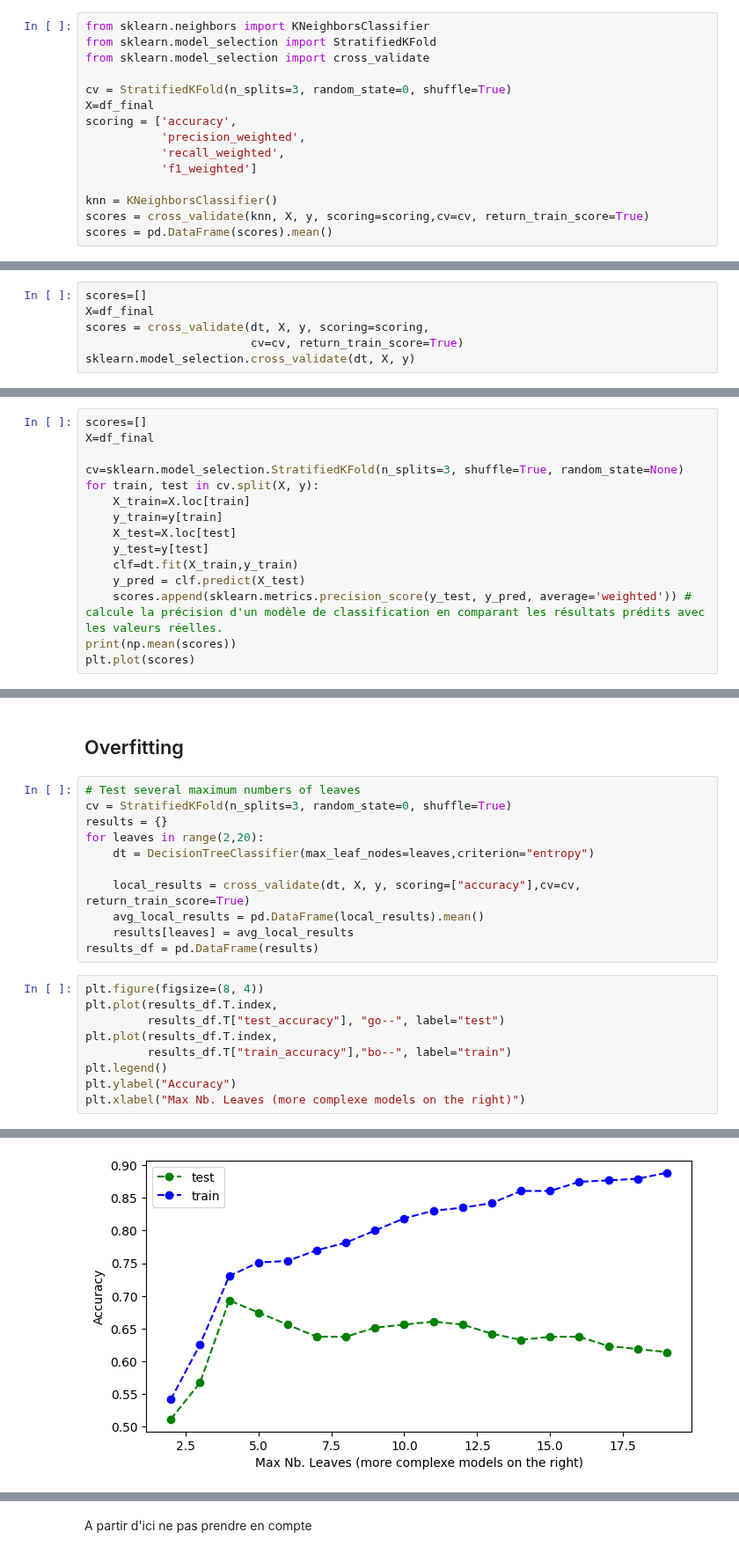
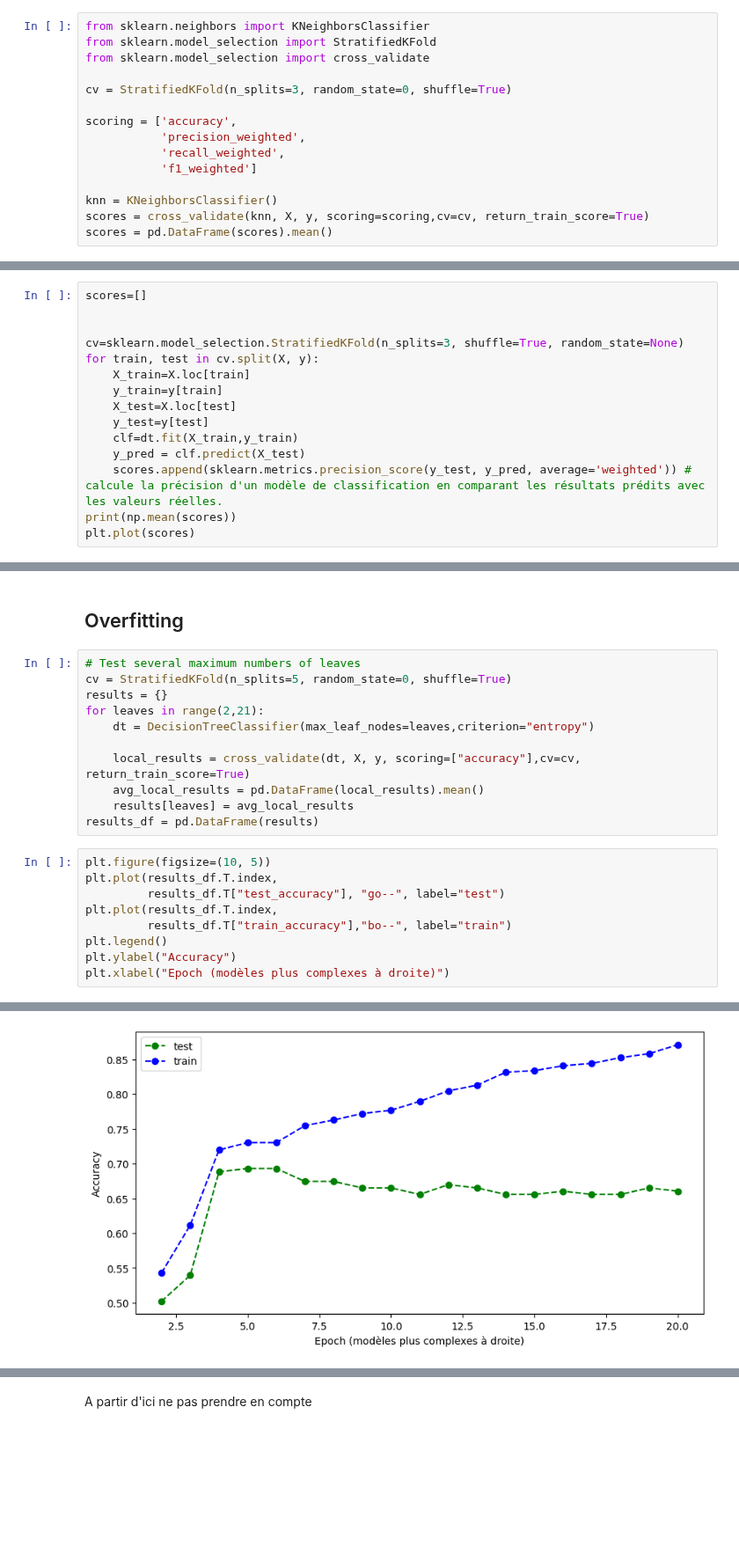
Before and after one commit to f2ire/IA_project, a Jupyter notebook: report-classification.ipynb, the cells around one changed output, grey strips where cells are left out. Shown at 88% size. Drawn from its saved outputs; the diff is of its cells as text; blank space fills up the shorter version.

```diff
--- a/report-classification.ipynb
+++ b/report-classification.ipynb
@@ -149,7 +150,7 @@ from sklearn.model_selection import StratifiedKFold
 from sklearn.model_selection import cross_validate
 
 cv = StratifiedKFold(n_splits=3, random_state=0, shuffle=True)
-X=df_final
+
 scoring = ['accuracy',
            'precision_weighted',
            'recall_weighted',
@@ -236,6 +183,0 @@ Name: Current health expenditure per capita (current US$), Length: 215, dtype: o
-# %%
-scores=[]
-X=df_final
-scores = cross_validate(dt, X, y, scoring=scoring,
-                        cv=cv, return_train_score=True)
-sklearn.model_selection.cross_validate(dt, X, y)
@@ -246,6 +199,6 @@ sklearn.model_selection.cross_validate(dt, X, y)
 # %%
 scores=[]
-X=df_final
+
 
 cv=sklearn.model_selection.StratifiedKFold(n_splits=3, shuffle=True, random_state=None)
 for train, test in cv.split(X, y):
@@ -266,9 +231,9 @@ plt.plot(scores)
 ## Overfitting
 # %%
 # Test several maximum numbers of leaves
-cv = StratifiedKFold(n_splits=3, random_state=0, shuffle=True)
+cv = StratifiedKFold(n_splits=5, random_state=0, shuffle=True)
 results = {}
-for leaves in range(2,20):
+for leaves in range(2,21):
     dt = DecisionTreeClassifier(max_leaf_nodes=leaves,criterion="entropy")
 
     local_results = cross_validate(dt, X, y, scoring=["accuracy"],cv=cv, return_train_score=True)
@@ -276,12 +241,12 @@ for leaves in range(2,20):
     results[leaves] = avg_local_results
 results_df = pd.DataFrame(results)
 # %%
-plt.figure(figsize=(8, 4))
+plt.figure(figsize=(10, 5))
 plt.plot(results_df.T.index,
          results_df.T["test_accuracy"], "go--", label="test")
 plt.plot(results_df.T.index,
          results_df.T["train_accuracy"],"bo--", label="train")
 plt.legend()
 plt.ylabel("Accuracy")
-plt.xlabel("Max Nb. Leaves (more complexe models on the right)")
+plt.xlabel("Epoch (modèles plus complexes à droite)")
 # %% [output]
@@ -289 +254 @@ Text(0.5, 0, 'Max Nb. Leaves (more complexe models on the right)')
-[figure, old version]
+[figure, new version]
```
Also changed, not shown: parts of 34 cells of this notebook.
